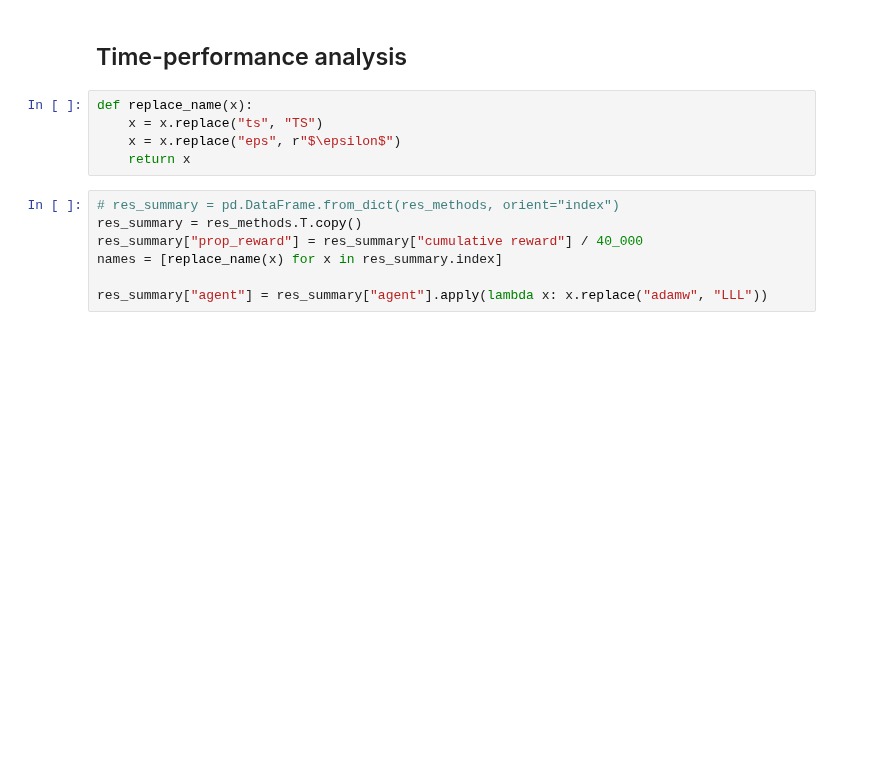
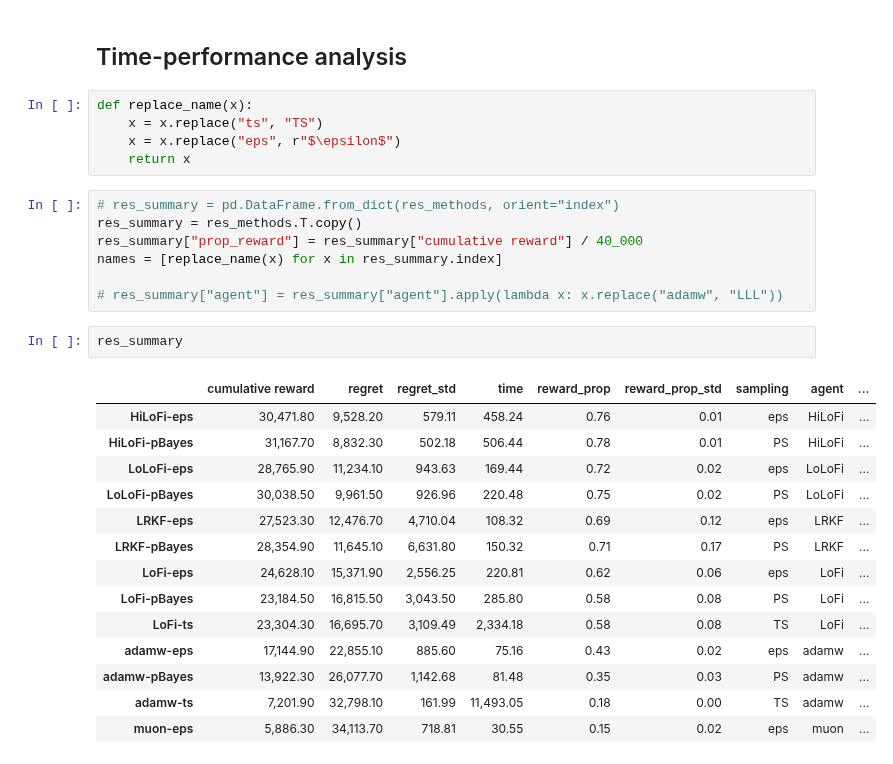
Before and after one commit to gerdm/low-rank-last-layer-inference, a Jupyter notebook: experiments/07-mnist-bandit-new.ipynb, the cells around one changed output. Drawn from its saved outputs; the diff is of its cells as text; blank space fills up the shorter version.

```diff
--- a/experiments/07-mnist-bandit-new.ipynb
+++ b/experiments/07-mnist-bandit-new.ipynb
@@ -270,7 +274,24 @@ res_summary = res_methods.T.copy()
 res_summary["prop_reward"] = res_summary["cumulative reward"] / 40_000
 names = [replace_name(x) for x in res_summary.index]
 
-res_summary["agent"] = res_summary["agent"].apply(lambda x: x.replace("adamw", "LLL"))
+# res_summary["agent"] = res_summary["agent"].apply(lambda x: x.replace("adamw", "LLL"))
+# %%
+res_summary
+# %% [output]
+|  | cumulative reward | regret | regret_std | time | reward_prop | reward_prop_std | sampling | agent | ... |
+| HiLoFi-eps | 30,471.80 | 9,528.20 | 579.11 | 458.24 | 0.76 | 0.01 | eps | HiLoFi | ... |
+| HiLoFi-pBayes | 31,167.70 | 8,832.30 | 502.18 | 506.44 | 0.78 | 0.01 | PS | HiLoFi | ... |
+| LoLoFi-eps | 28,765.90 | 11,234.10 | 943.63 | 169.44 | 0.72 | 0.02 | eps | LoLoFi | ... |
+| LoLoFi-pBayes | 30,038.50 | 9,961.50 | 926.96 | 220.48 | 0.75 | 0.02 | PS | LoLoFi | ... |
+| LRKF-eps | 27,523.30 | 12,476.70 | 4,710.04 | 108.32 | 0.69 | 0.12 | eps | LRKF | ... |
+| LRKF-pBayes | 28,354.90 | 11,645.10 | 6,631.80 | 150.32 | 0.71 | 0.17 | PS | LRKF | ... |
+| LoFi-eps | 24,628.10 | 15,371.90 | 2,556.25 | 220.81 | 0.62 | 0.06 | eps | LoFi | ... |
+| LoFi-pBayes | 23,184.50 | 16,815.50 | 3,043.50 | 285.80 | 0.58 | 0.08 | PS | LoFi | ... |
+| LoFi-ts | 23,304.30 | 16,695.70 | 3,109.49 | 2,334.18 | 0.58 | 0.08 | TS | LoFi | ... |
+| adamw-eps | 17,144.90 | 22,855.10 | 885.60 | 75.16 | 0.43 | 0.02 | eps | adamw | ... |
+| adamw-pBayes | 13,922.30 | 26,077.70 | 1,142.68 | 81.48 | 0.35 | 0.03 | PS | adamw | ... |
+| adamw-ts | 7,201.90 | 32,798.10 | 161.99 | 11,493.05 | 0.18 | 0.00 | TS | adamw | ... |
+| muon-eps | 5,886.30 | 34,113.70 | 718.81 | 30.55 | 0.15 | 0.02 | eps | muon | ... |
 # %%
 fig, ax = plt.subplots(figsize=(7.2, 4.2 * 0.6))
 
```
Also changed, not shown: parts of 5 cells of this notebook.
